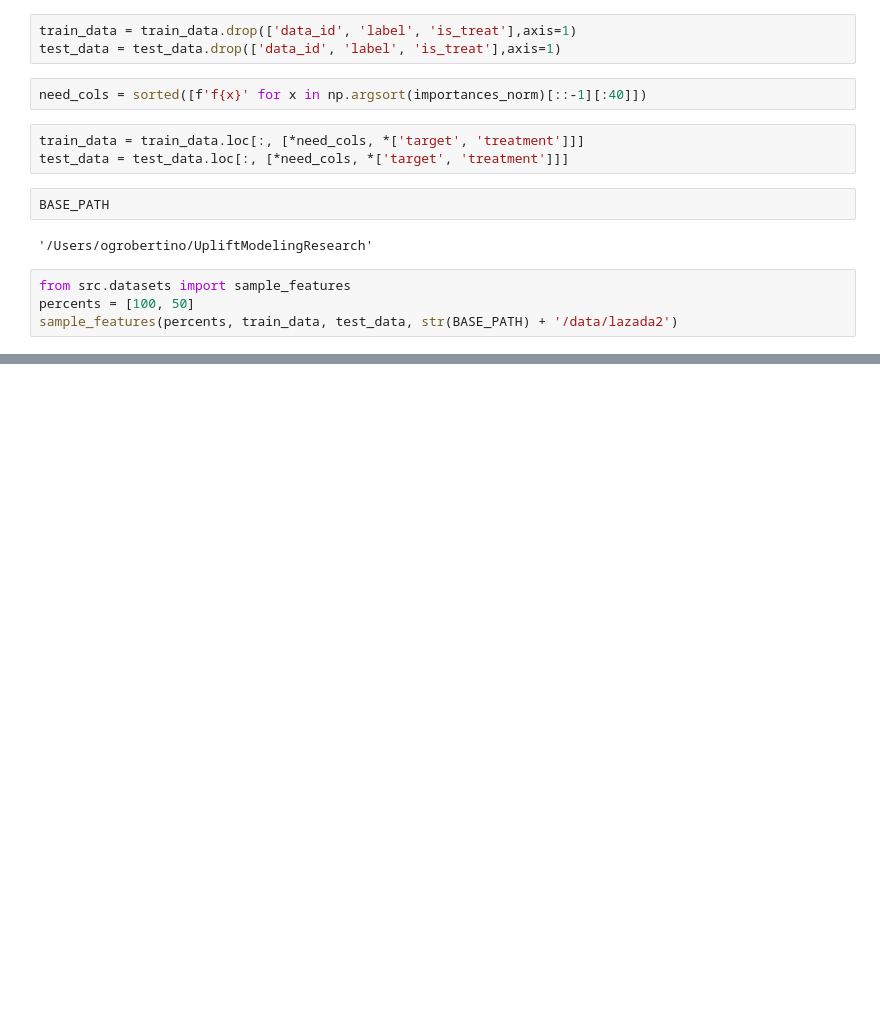
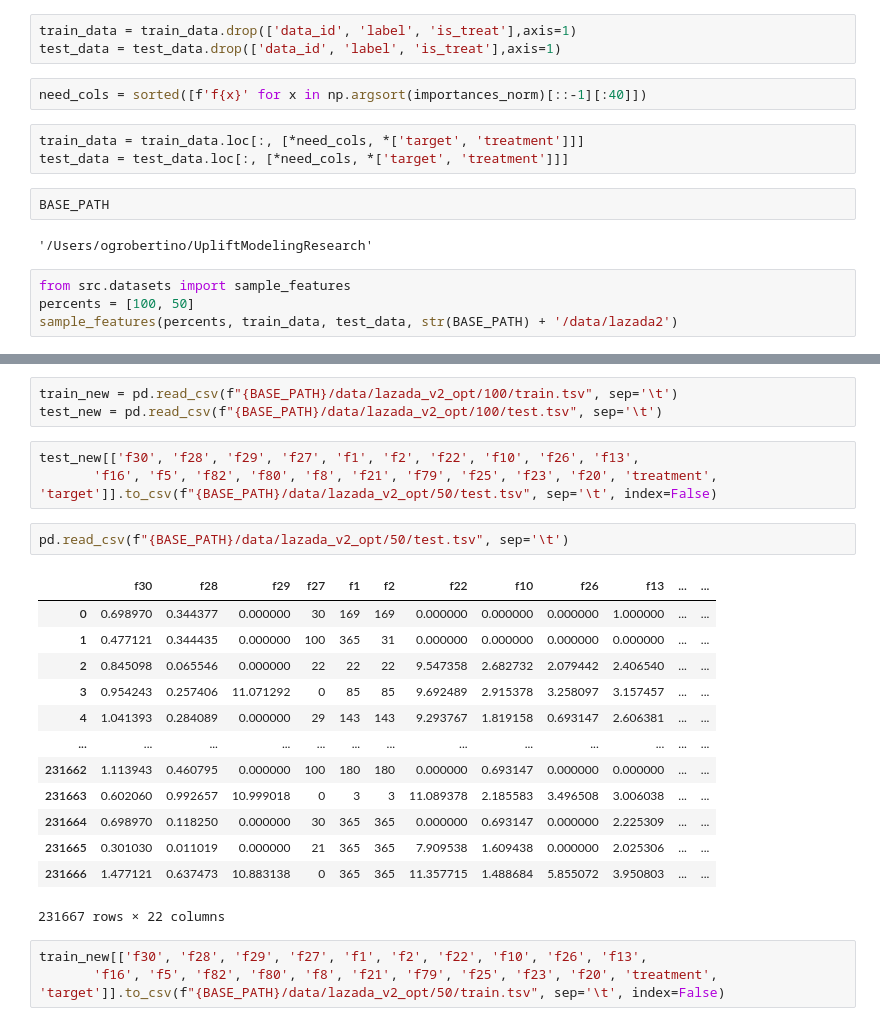
Before and after one commit to OganyanRV/UpliftModelingResearch, a Jupyter notebook: notebooks/select_features.ipynb, the cells around one changed output, grey strips where cells are left out. Cells and saved outputs as stored; diff of their text form; blank space fills up the shorter version.

Commit message:
changed dataset and added script to run train

```diff
--- a/notebooks/select_features.ipynb
+++ b/notebooks/select_features.ipynb
@@ -167,0 +353,25 @@ sample_features(percents, train_data, test_data, str(BASE_PATH) + '/data/lazada2
+# %%
+train_new = pd.read_csv(f"{BASE_PATH}/data/lazada_v2_opt/100/train.tsv", sep='\t')
+test_new = pd.read_csv(f"{BASE_PATH}/data/lazada_v2_opt/100/test.tsv", sep='\t')
+# %%
+test_new[['f30', 'f28', 'f29', 'f27', 'f1', 'f2', 'f22', 'f10', 'f26', 'f13',
+       'f16', 'f5', 'f82', 'f80', 'f8', 'f21', 'f79', 'f25', 'f23', 'f20', 'treatment', 'target']].to_csv(f"{BASE_PATH}/data/lazada_v2_opt/50/test.tsv", sep='\t', index=False)
+# %%
+pd.read_csv(f"{BASE_PATH}/data/lazada_v2_opt/50/test.tsv", sep='\t')
+# %% [output]
+|  | f30 | f28 | f29 | f27 | f1 | f2 | f22 | f10 | f26 | f13 | ... | ... |
+| 0 | 0.698970 | 0.344377 | 0.000000 | 30 | 169 | 169 | 0.000000 | 0.000000 | 0.000000 | 1.000000 | ... | ... |
+| 1 | 0.477121 | 0.344435 | 0.000000 | 100 | 365 | 31 | 0.000000 | 0.000000 | 0.000000 | 0.000000 | ... | ... |
+| 2 | 0.845098 | 0.065546 | 0.000000 | 22 | 22 | 22 | 9.547358 | 2.682732 | 2.079442 | 2.406540 | ... | ... |
+| 3 | 0.954243 | 0.257406 | 11.071292 | 0 | 85 | 85 | 9.692489 | 2.915378 | 3.258097 | 3.157457 | ... | ... |
+| 4 | 1.041393 | 0.284089 | 0.000000 | 29 | 143 | 143 | 9.293767 | 1.819158 | 0.693147 | 2.606381 | ... | ... |
+| ... | ... | ... | ... | ... | ... | ... | ... | ... | ... | ... | ... | ... |
+| 231662 | 1.113943 | 0.460795 | 0.000000 | 100 | 180 | 180 | 0.000000 | 0.693147 | 0.000000 | 0.000000 | ... | ... |
+| 231663 | 0.602060 | 0.992657 | 10.999018 | 0 | 3 | 3 | 11.089378 | 2.185583 | 3.496508 | 3.006038 | ... | ... |
+| 231664 | 0.698970 | 0.118250 | 0.000000 | 30 | 365 | 365 | 0.000000 | 0.693147 | 0.000000 | 2.225309 | ... | ... |
+| 231665 | 0.301030 | 0.011019 | 0.000000 | 21 | 365 | 365 | 7.909538 | 1.609438 | 0.000000 | 2.025306 | ... | ... |
+| 231666 | 1.477121 | 0.637473 | 10.883138 | 0 | 365 | 365 | 11.357715 | 1.488684 | 5.855072 | 3.950803 | ... | ... |
+231667 rows × 22 columns
+# %%
+train_new[['f30', 'f28', 'f29', 'f27', 'f1', 'f2', 'f22', 'f10', 'f26', 'f13',
+       'f16', 'f5', 'f82', 'f80', 'f8', 'f21', 'f79', 'f25', 'f23', 'f20', 'treatment', 'target']].to_csv(f"{BASE_PATH}/data/lazada_v2_opt/50/train.tsv", sep='\t', index=False)
```
Also changed, not shown: parts of 19 cells of this notebook, 6 other files.
